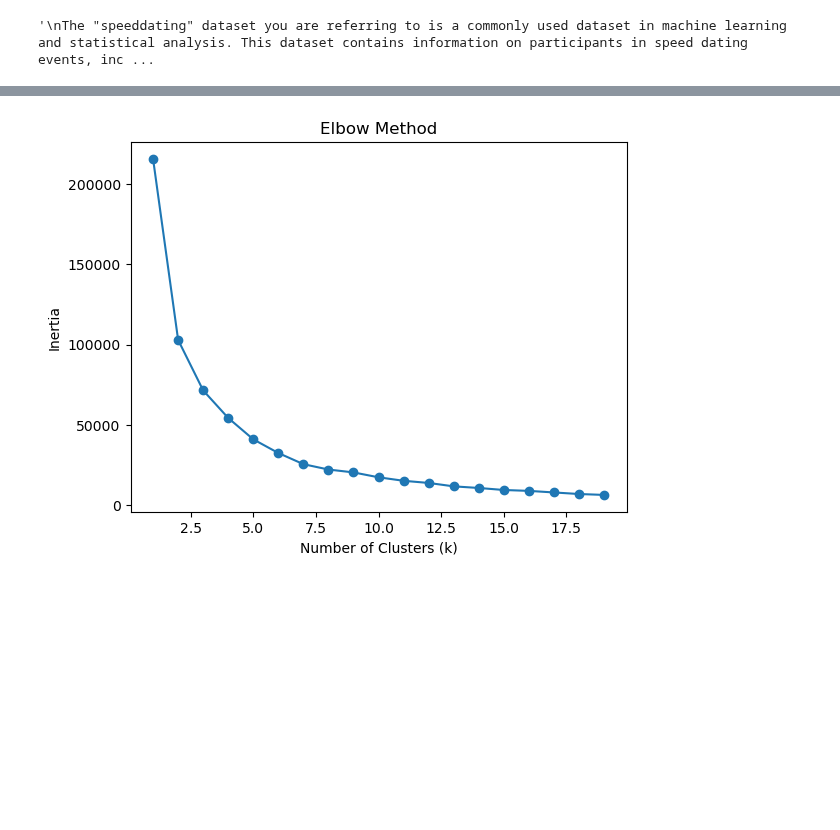
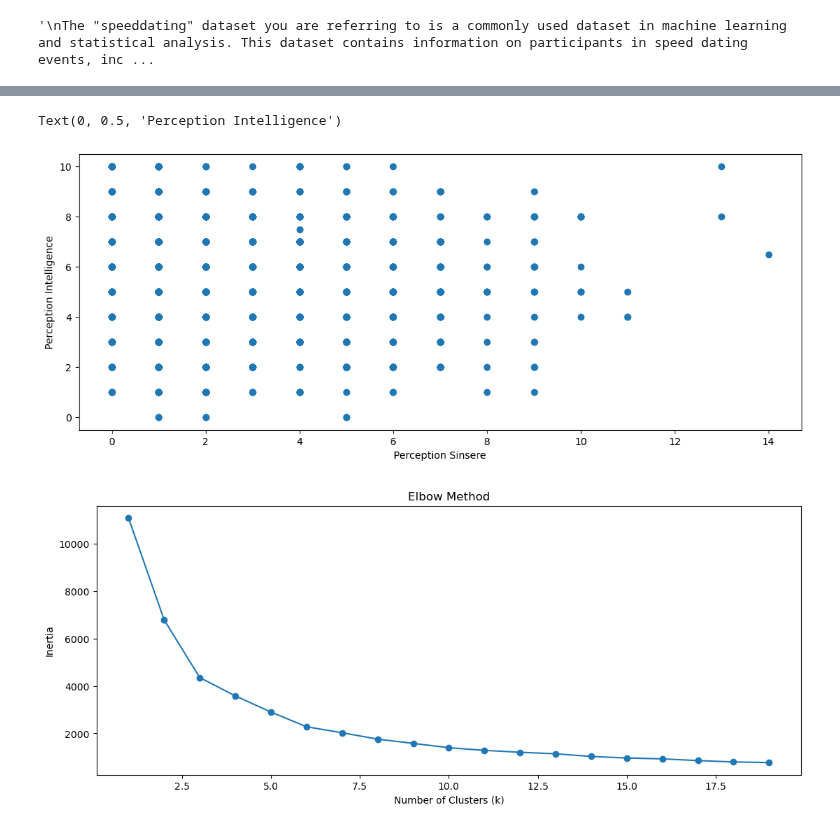
Before and after one commit to afrincon2/Machine_learning, a Jupyter notebook: Clustering/kmeansDating.ipynb, the cells around one changed output, grey strips where cells are left out. Drawn from its saved outputs; the diff is of its cells as text; code cells hidden in the pictures; blank space fills up the shorter version.

```diff
--- a/Clustering/kmeansDating.ipynb
+++ b/Clustering/kmeansDating.ipynb
@@ -166,7 +193,7 @@ n_clusters = 6
 kmeans = KMeans(n_clusters=n_clusters, random_state=42)
 
 # Fit the model to the farm data
-kmeans.fit(data[["intelligence_o", "attractive_o"]])
+kmeans.fit(data[["sinsere_o","intelligence_o"]])
 
 # Get the labels for each farm point
 labels = kmeans.labels_
@@ -176,9 +203,10 @@ plt.figure(figsize=(8, 6))
 plt.title(f"{n_clusters} Clusters of Farms using k means")
 plt.xlabel("intelligence_o")
 plt.ylabel("attractive_o")
-sc=plt.scatter(data["intelligence_o"], data["attractive_o"], c=labels, cmap="viridis")
+sc=plt.scatter(data["sinsere_o"], data["intelligence_o"], c=labels, cmap="viridis")
 plt.legend(*sc.legend_elements())
 plt.show()
+cluster_stats = data.groupby("label_Kmeans").mean()
 # %% [output]
 A value is trying to be set on a copy of a slice from a DataFrame.
 Try using .loc[row_indexer,col_indexer] = value instead
@@ -193,0 +232,8 @@ plt.scatter(data["pref_o_attractive"],data["pref_o_shared_interests"])
+# %%
+
+plt.rcParams["figure.figsize"] = (13,5)
+sns.boxplot(x="label_Kmeans", y="attractive_o",whis=3, sym='',data=data)
+plt.title("perception of attraction based on clusters",fontsize=14)
+plt.xlabel("Clusters",fontsize=14)
+plt.ylabel("Perception of attraction",fontsize=14)
+plt.show()
@@ -193,0 +242,8 @@ plt.scatter(data["pref_o_attractive"],data["pref_o_shared_interests"])
+# %%
+
+plt.rcParams["figure.figsize"] = (13,5)
+sns.boxplot(x="label_Kmeans", y="intelligence_o",whis=3, sym='',data=data)
+plt.title("perception of intelligence based on clusters",fontsize=14)
+plt.xlabel("Clusters",fontsize=14)
+plt.ylabel("Perception of intelligence",fontsize=14)
+plt.show()
@@ -193,0 +252,8 @@ plt.scatter(data["pref_o_attractive"],data["pref_o_shared_interests"])
+# %%
+
+plt.rcParams["figure.figsize"] = (13,5)
+sns.boxplot(x="label_Kmeans", y="sinsere_o",whis=3, sym='',data=data)
+plt.title("perception of sinsere based on clusters",fontsize=14)
+plt.xlabel("Clusters",fontsize=14)
+plt.ylabel("Perception of sincere",fontsize=14)
+plt.show()
@@ -194,28 +262,35 @@ plt.scatter(data["pref_o_attractive"],data["pref_o_shared_interests"])
+# %%
+plt.scatter(data["d_age"],data["shared_interests_o"])
+plt.xlabel("Perception Sinsere")
+plt.ylabel("Perception Intelligence")
+# %% [output]
+Text(0, 0.5, 'Perception Intelligence')
+[figure, added]
 # %%
 
 
 # Create an empty list to store the inertia values for each k
 inertias = []
 
 # Define a range of k values to test
 k_values = range(1, 20)
 
 # Loop through each k value and fit a KMeans model
 for k in k_values:
     kmeans = KMeans(n_clusters=k, random_state=42)
-    kmeans.fit(data[["pref_o_attractive","pref_o_shared_interests"]])
+    kmeans.fit(data[["d_age","shared_interests_o"]])
 
     # Append the inertia value to the list
     inertias.append(kmeans.inertia_)
 
 # Plot the inertia values for each k value
 plt.plot(k_values, inertias, "o-")
 plt.xlabel("Number of Clusters (k)")
 plt.ylabel("Inertia")
 plt.title("Elbow Method")
 plt.show()
 # %% [output]
-[figure, old version]
+[figure, new version]
 # %%
 
 # Define the number of clusters to create
```
Also changed, not shown: parts of 18 cells of this notebook.
